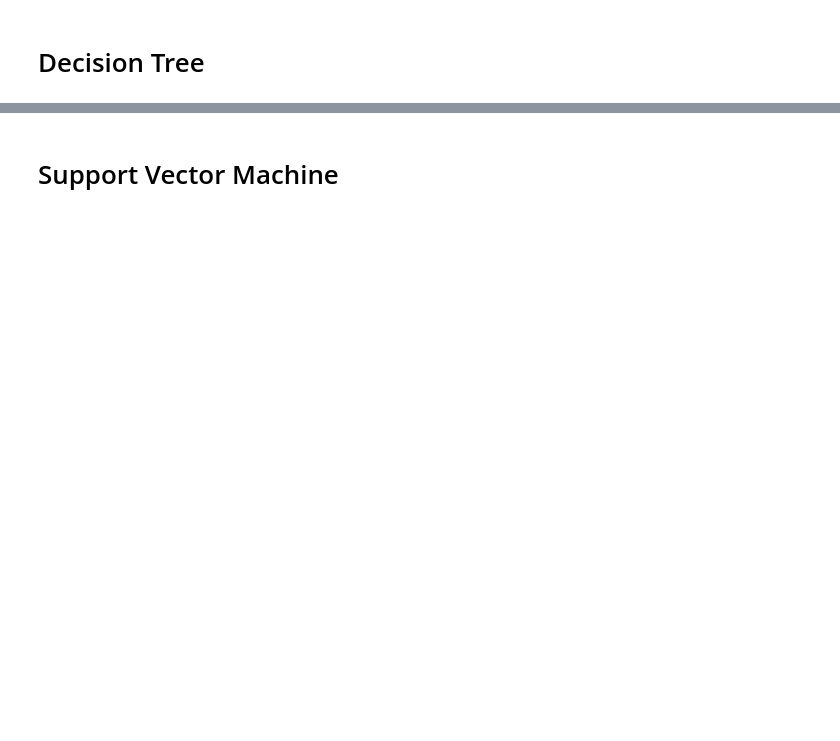
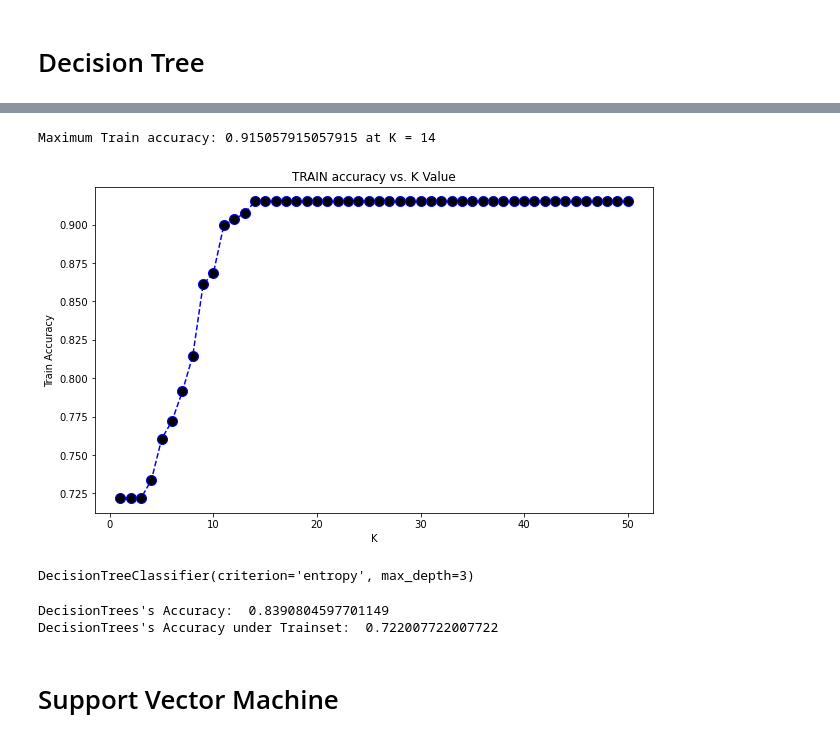
Before and after one commit to alexfrf/coursera-capstone-project, a Jupyter notebook: Capstone_Project.ipynb, the cells around one changed output, grey strips where cells are left out. Saved outputs shown, nothing was run; the diff lists cells and outputs as text; code cells hidden in the pictures; blank space fills up the shorter version.

```diff
--- a/Capstone_Project.ipynb
+++ b/Capstone_Project.ipynb
@@ -362,2 +422,28 @@ The maximum level of accuracy for the test set is achieved at k= 41, with a scor
+# %%
+plt.figure(figsize=(10,6))
+plt.plot(range(1,Ks+1),train_mean_acc,color = 'blue',linestyle='--',
+         marker='o',markerfacecolor='red', markersize=10)
+plt.title('TRAIN accuracy vs. K Value')
+plt.xlabel('K')
+plt.ylabel('Train Accuracy')
+print("Maximum Train accuracy:",max(train_mean_acc),"at K =",train_mean_acc.argmax()+1)
+# %% [output]
+Maximum Train accuracy: 0.915057915057915 at K = 14
+[figure, added]
+# %%
+k=3
+dtr = DecisionTreeClassifier(criterion="entropy", max_depth = k)
+dtr.fit(x_train,y_train)
+y_pred = dtr.predict(x_test)
+dtr
+# %% [output]
+DecisionTreeClassifier(criterion='entropy', max_depth=3)
+# %%
+print("DecisionTrees's Accuracy: ", metrics.accuracy_score(y_test, y_pred))
+y_pred_train = dtr.predict(x_train)
+print("DecisionTrees's Accuracy under Trainset: ", metrics.accuracy_score(y_train, y_pred_train))
+# %% [output]
+DecisionTrees's Accuracy:  0.8390804597701149
+DecisionTrees's Accuracy under Trainset:  0.722007722007722
 # %% [markdown]
 # Support Vector Machine
```
Also changed, not shown: parts of 18 cells of this notebook.
